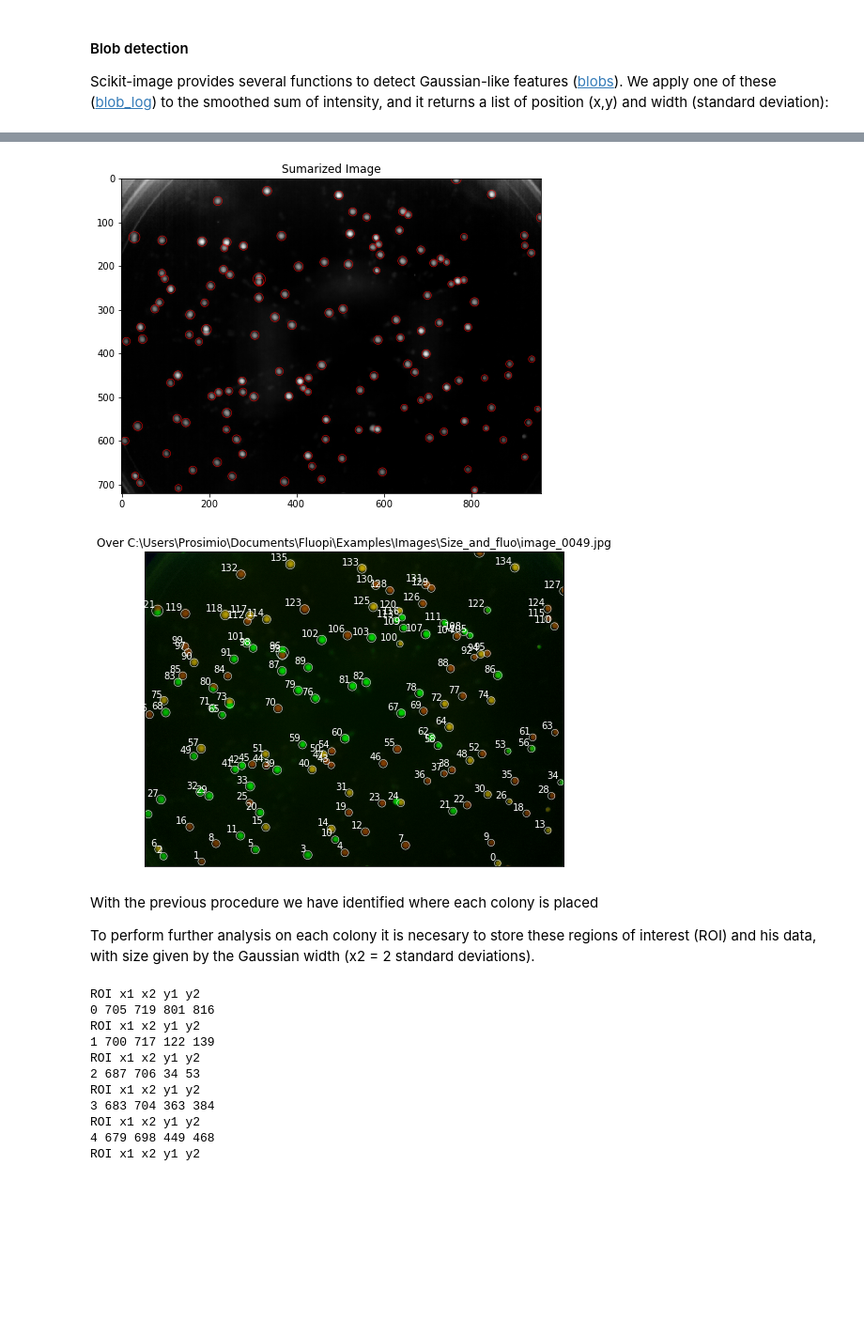
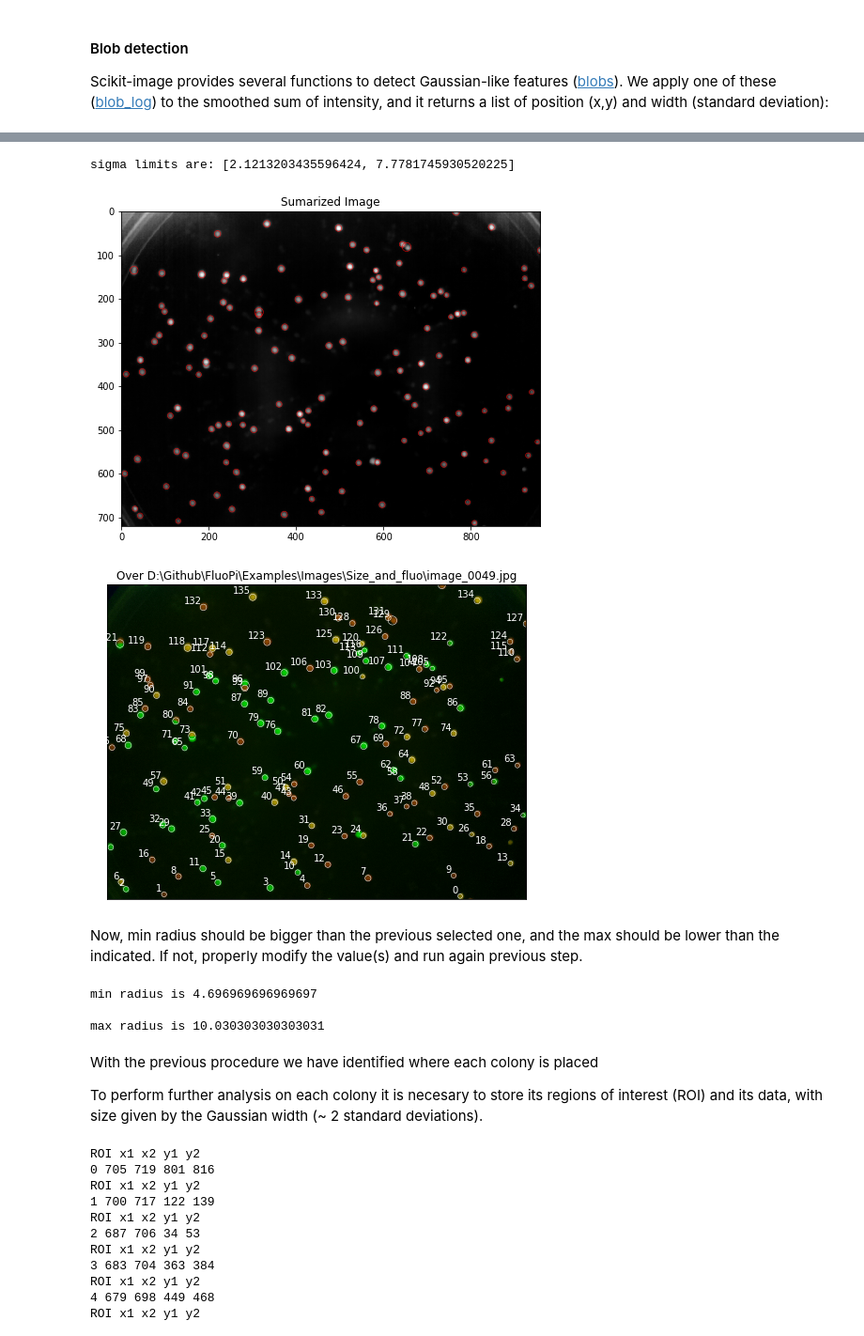
Before and after one commit to RudgeLab/FluoPi, a Jupyter notebook: Examples/Colony_size_and_fluo.ipynb, the cells around one changed output, grey strips where cells are left out. Shown at 94% size. Saved outputs shown, nothing was run; the diff lists cells and outputs as text; code cells hidden in the pictures; blank space fills up the shorter version.

Commit message:
The notebook was revised, some steps were clarified and the use of new functions were included

```diff
--- a/Examples/Colony_size_and_fluo.ipynb
+++ b/Examples/Colony_size_and_fluo.ipynb
@@ -177,13 +204,34 @@ To properly identification, it's important to set the **threshold value** for ea
+# %%
+# assign the stimated radius value
+
+Rmin = 3
+Rmax = 11
+
+#perform the sigma limits computation:
+
+Slims = [Rmin/(2**0.5),Rmax/(2**0.5)]
+print('sigma limits are: ' + str(Slims))
+# %% [output]
+sigma limits are: [2.1213203435596424, 7.7781745930520225]
 # %%
-blobD = flua.colony_blobs_id(sDatSall,0.26,im_fname%(lim),filename='Plots/Size_and_fluo/DetectedBlobs')
-# Threshold is the second argument e.g. 0.26
+threshold = 0.26
+blobD = flua.colony_blobs_id(sDatSall,im_fname%(lim),threshold,sigma_lims = Slims, max_over = 0.8)#,filename='Plots/Size_and_fluo/DetectedBlobs')
 # %% [output]
 [figure]
-[figure, old version]
+[figure, new version]
+# %% [markdown]
+Now, min radius should be bigger than the previous selected one, and the max should be lower than the indicated. If not, properly modify the value(s) and run again previous step.
+# %%
+print('min radius is ' + str(blobD[:,2].min()*(2**0.5))+'\n')
+print('max radius is ' + str(blobD[:,2].max()*(2**0.5))+'\n')
+# %% [output]
+min radius is 4.696969696969697
+
+max radius is 10.030303030303031
 # %% [markdown]
 With the previous procedure we have identified where each colony is placed
 
-To perform further analysis on each colony it is necesary to store these regions of interest (ROI) and his data, with size given by the Gaussian width (x2 = 2 standard deviations).
+To perform further analysis on each colony it is necesary to store its regions of interest (ROI) and its data, with size given by the Gaussian width (~ 2 standard deviations).
 # %%
 Rois,RoisC,NC = flua.obtain_rois(sDatST,blobD)
 # %% [output]
```
Also changed, not shown: parts of 39 cells of this notebook.
